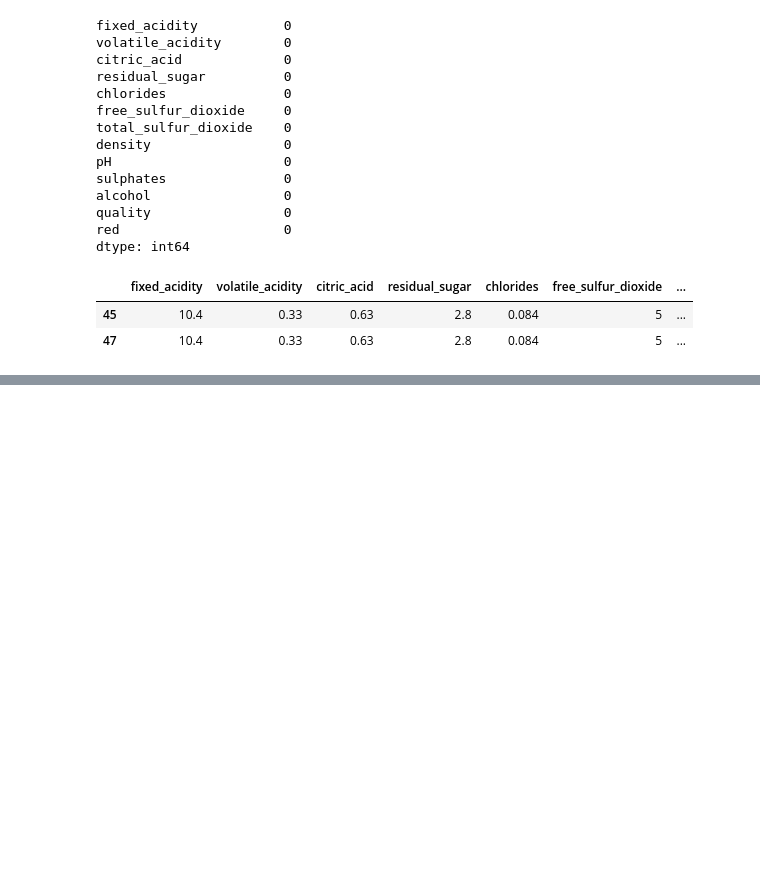
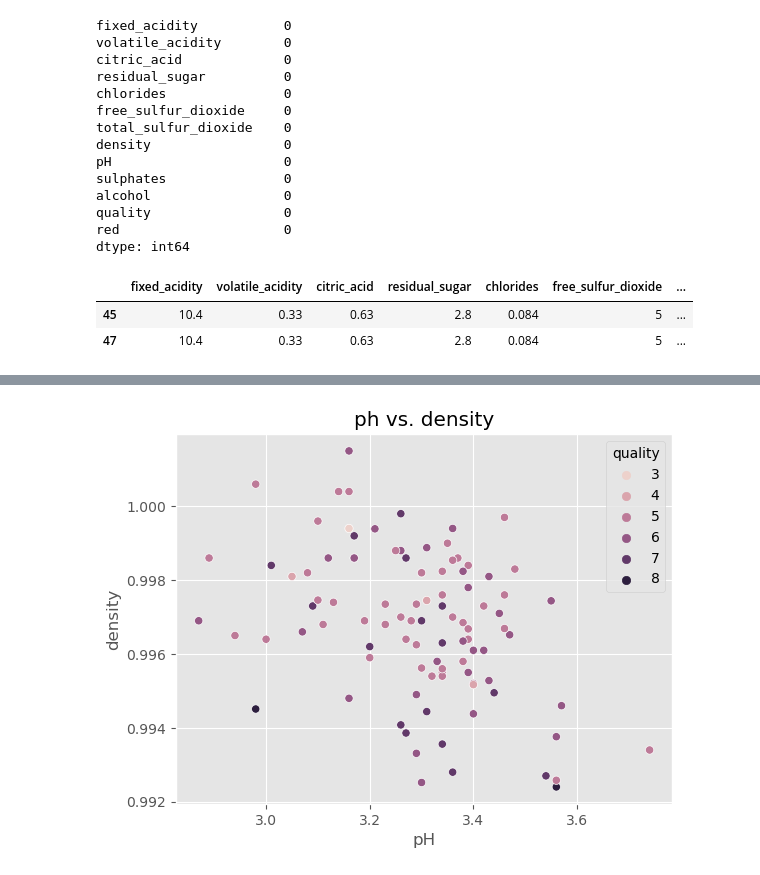
Before and after one commit to SimonRbk95/Strategy_Analytics, a Jupyter notebook: Tutorial_3/T3_assignment.ipynb, the cells around one changed output, grey strips where cells are left out. Drawn from its saved outputs; the diff is of its cells as text; code cells hidden in the pictures; blank space fills up the shorter version.

```diff
--- a/Tutorial_3/T3_assignment.ipynb
+++ b/Tutorial_3/T3_assignment.ipynb
@@ -82,5 +82,5 @@ df.loc[df.duplicated(keep=False)]
 | 45 | 10.4 | 0.33 | 0.63 | 2.8 | 0.084 | 5 | ... |
 | 47 | 10.4 | 0.33 | 0.63 | 2.8 | 0.084 | 5 | ... |
 # %%
-# copy of dataframe without duplicates
-df = df.loc[~df.duplicated()].reset_index(drop=True).copy()
+# dataframe without duplicates
+df = df.loc[~df.duplicated()].reset_index(drop=True).copy()b
@@ -115,0 +105,3 @@ Scaling variables does not necessarily overcome the issues of non-normal distrib
+# %%
+# drop column with only one unique value
+df = df.drop('red', axis=1).copy()
@@ -115,0 +137,9 @@ Scaling variables does not necessarily overcome the issues of non-normal distrib
+# %%
+ax = sns.scatterplot(x='pH',
+                y='density',
+                hue='quality',
+                data=df)
+ax.set_title('ph vs. density')
+plt.show()
+# %% [output]
+[figure, added]
```
Also changed, not shown: parts of 13 cells of this notebook.
